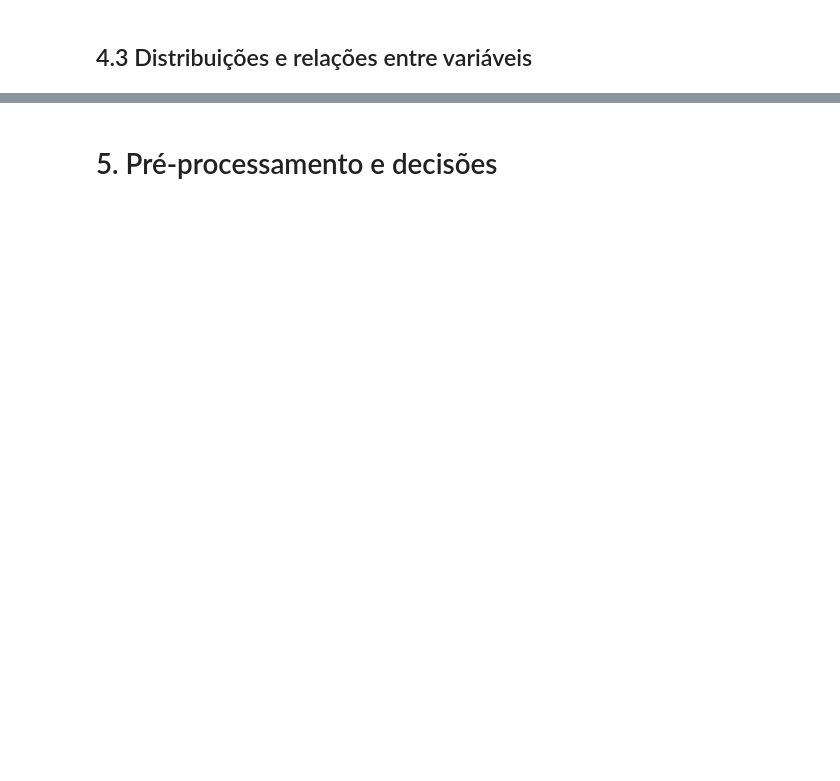
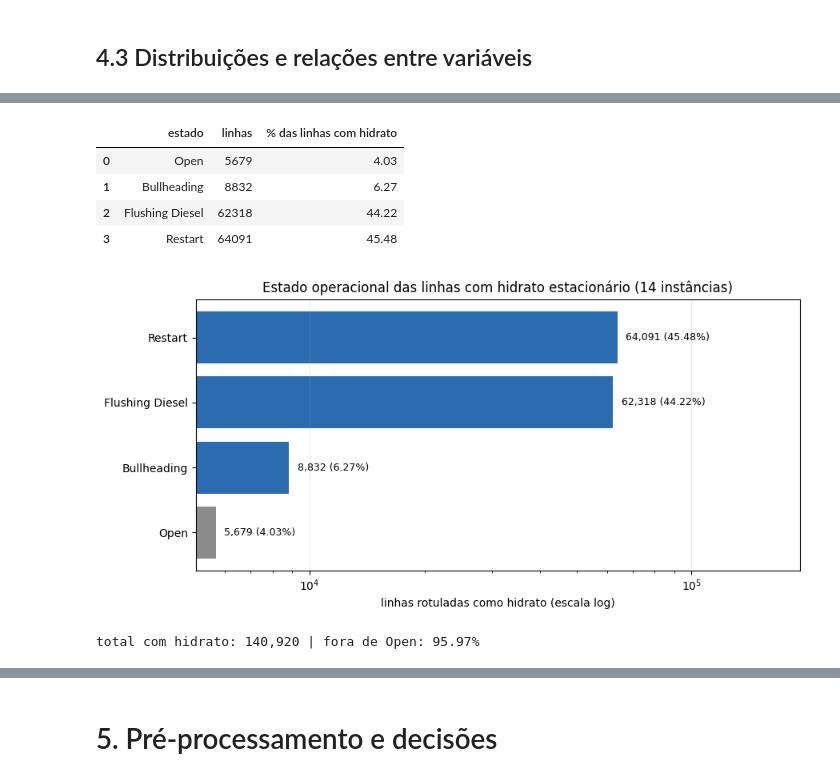
Before and after one commit to leobarduzzi/mvp_analise_dados, a Jupyter notebook: mvp.ipynb, the cells around one changed output, grey strips where cells are left out. Cells and saved outputs as stored; diff of their text form; code cells hidden in the pictures; blank space fills up the shorter version.

```diff
--- a/mvp.ipynb
+++ b/mvp.ipynb
@@ -100,0 +933,36 @@ Crie subseções para as figuras necessárias ao problema. Se houver muitas colu
+# %%
+rotuladas = pd.concat([df.loc[df["class"] == 8, ["state"]] for df in instancias.values()])
+contagem = rotuladas["state"].value_counts().sort_values()
+tabela_h2 = pd.DataFrame({
+    "estado": [NOMES_STATE.get(int(k), str(k)) for k in contagem.index],
+    "linhas": contagem.to_numpy(),
+    "% das linhas com hidrato": (100 * contagem / len(rotuladas)).round(2).to_numpy(),
+})
+display(tabela_h2)
+
+fig, ax = plt.subplots(figsize=(9, 4.4))
+barras = ax.barh(tabela_h2["estado"], tabela_h2["linhas"],
+                 color=["#8c8c8c" if e == "Open" else "#2b6cb0"
+                        for e in tabela_h2["estado"]])
+ax.set_xscale("log")
+ax.set(xlabel="linhas rotuladas como hidrato (escala log)",
+       title="Estado operacional das linhas com hidrato estacionário (14 instâncias)")
+for barra, valor, pct in zip(barras, tabela_h2["linhas"], tabela_h2["% das linhas com hidrato"]):
+    ax.text(valor * 1.05, barra.get_y() + barra.get_height() / 2,
+            f"{valor:,} ({pct:.2f}%)", va="center", fontsize=9)
+ax.set_xlim(right=tabela_h2["linhas"].max() * 3)
+ax.grid(axis="x", alpha=0.25)
+plt.tight_layout()
+display(fig)
+plt.close(fig)
+
+fora_open = 100 * (1 - contagem.get(0, 0) / len(rotuladas))
+print(f"total com hidrato: {len(rotuladas):,} | fora de Open: {fora_open:.2f}%")
+# %% [output]
+|  | estado | linhas | % das linhas com hidrato |
+| 0 | Open | 5679 | 4.03 |
+| 1 | Bullheading | 8832 | 6.27 |
+| 2 | Flushing Diesel | 62318 | 44.22 |
+| 3 | Restart | 64091 | 45.48 |
+[figure, added]
+total com hidrato: 140,920 | fora de Open: 95.97%
```
Also changed, not shown: parts of 81 cells of this notebook, 1 other file.
